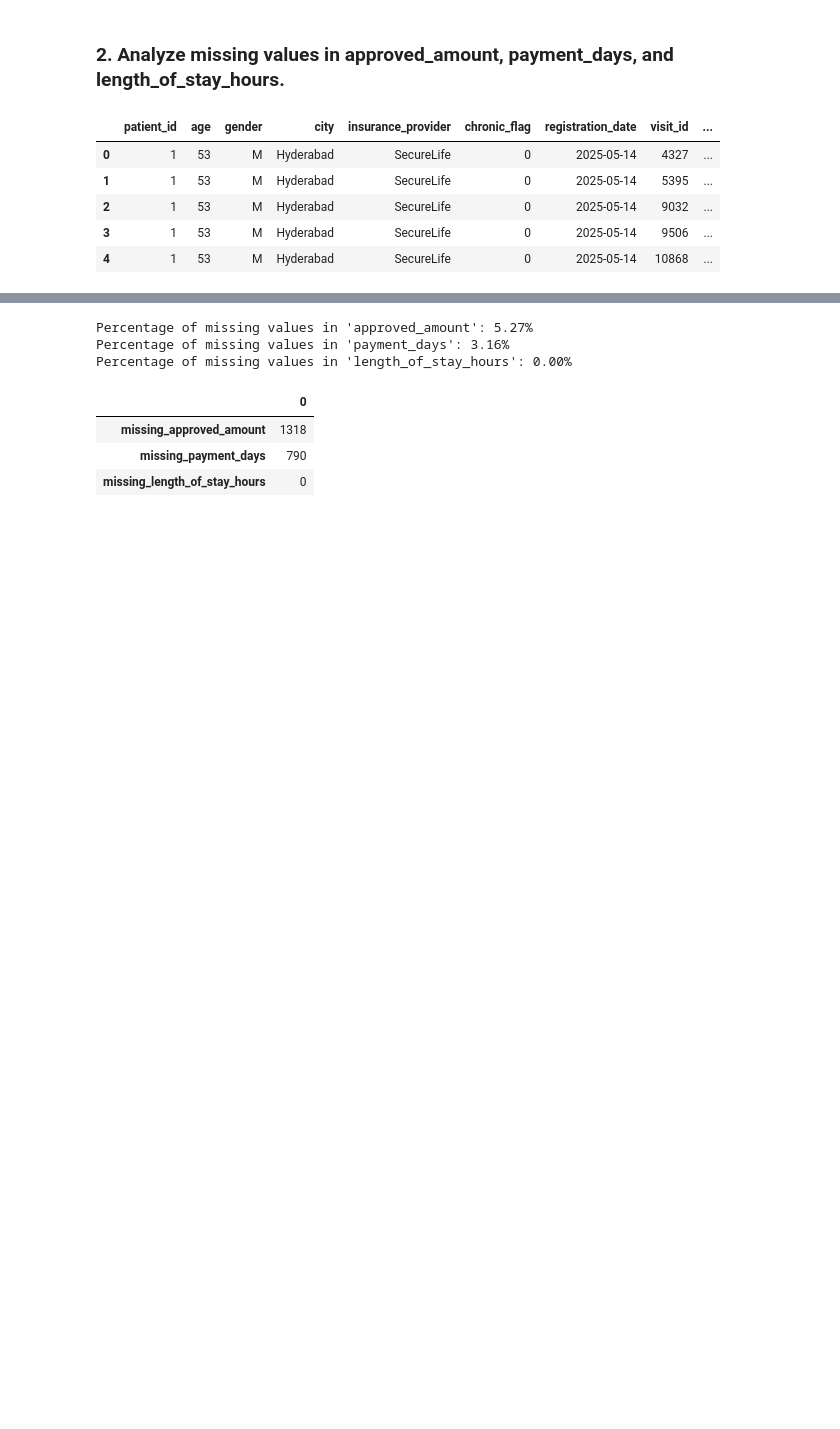
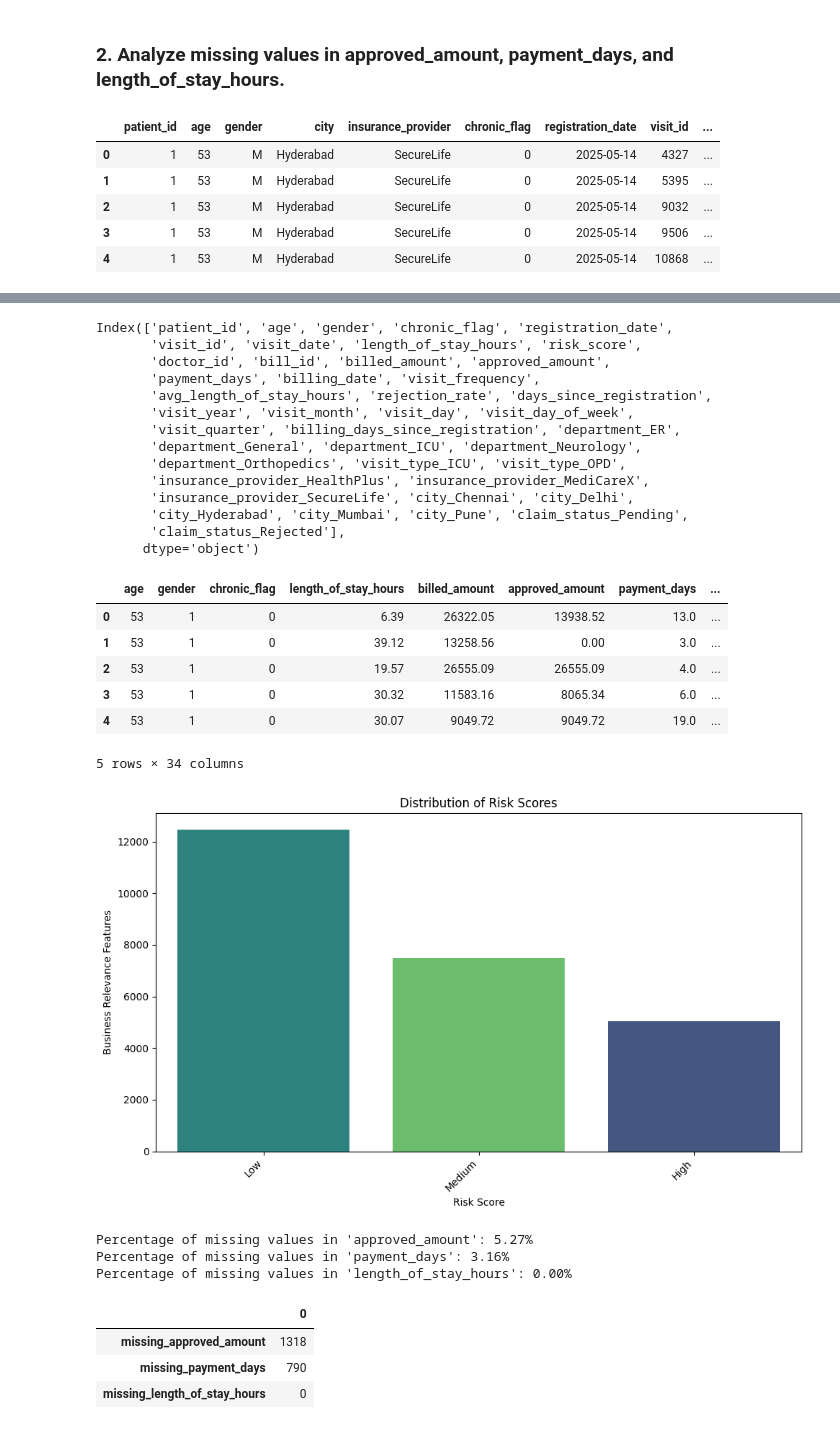
Before and after one commit to rahilkhan-acadmic/APAIML-GradedMiniProject, a Jupyter notebook: capstone/02_risk_model.ipynb, the cells around one changed output, grey strips where cells are left out. Drawn from its saved outputs; the diff is of its cells as text; code cells hidden in the pictures; blank space fills up the shorter version.

```diff
--- a/capstone/02_risk_model.ipynb
+++ b/capstone/02_risk_model.ipynb
@@ -73,0 +61,4 @@ Number of missing values in 'missing_length_of_stay_hours': 0
+# %%
+# Define the target variable as risk_score.
+df_risk_score = df_merged[['risk_score']]
+display(df_risk_score.head().reset_index())
@@ -74,3 +72,41 @@ Number of missing values in 'missing_length_of_stay_hours': 0
+# %%
+# Select and justify feature set based on business relevance.
+display(df_merged.columns)
+df_data = df_merged.drop(columns=['patient_id', 'visit_id', 'doctor_id', 'bill_id', 'registration_date', 'visit_date', 'billing_date','risk_score'])
+display(df_data.head())
+
+# distribution plot(countplot) of risk_score vs df_data
+plt.figure(figsize=(10, 6))
+sns.countplot(data=df_risk_score, x='risk_score', hue='risk_score', palette='viridis', legend=False, order=df_risk_score['risk_score'].value_counts().index)
+plt.title('Distribution of Risk Scores')
+plt.xlabel('Risk Score')
+plt.ylabel('Business Relevance Features')
+plt.xticks(rotation=45, ha='right')
+plt.tight_layout()
+plt.show()
+# %% [output]
+Index(['patient_id', 'age', 'gender', 'chronic_flag', 'registration_date',
+       'visit_id', 'visit_date', 'length_of_stay_hours', 'risk_score',
+       'doctor_id', 'bill_id', 'billed_amount', 'approved_amount',
+       'payment_days', 'billing_date', 'visit_frequency',
+       'avg_length_of_stay_hours', 'rejection_rate', 'days_since_registration',
+       'visit_year', 'visit_month', 'visit_day', 'visit_day_of_week',
+       'visit_quarter', 'billing_days_since_registration', 'department_ER',
+       'department_General', 'department_ICU', 'department_Neurology',
+       'department_Orthopedics', 'visit_type_ICU', 'visit_type_OPD',
+       'insurance_provider_HealthPlus', 'insurance_provider_MediCareX',
+       'insurance_provider_SecureLife', 'city_Chennai', 'city_Delhi',
+       'city_Hyderabad', 'city_Mumbai', 'city_Pune', 'claim_status_Pending',
+       'claim_status_Rejected'],
+      dtype='object')
+|  | age | gender | chronic_flag | length_of_stay_hours | billed_amount | approved_amount | payment_days | ... |
+| 0 | 53 | 1 | 0 | 6.39 | 26322.05 | 13938.52 | 13.0 | ... |
+| 1 | 53 | 1 | 0 | 39.12 | 13258.56 | 0.00 | 3.0 | ... |
+| 2 | 53 | 1 | 0 | 19.57 | 26555.09 | 26555.09 | 4.0 | ... |
+| 3 | 53 | 1 | 0 | 30.32 | 11583.16 | 8065.34 | 6.0 | ... |
+| 4 | 53 | 1 | 0 | 30.07 | 9049.72 | 9049.72 | 19.0 | ... |
+5 rows × 34 columns
+[figure, added]
 # %%
 missing_approved_amount_percentage = (missing_approved_amount / len(df_merged)) *100
 print(f"Percentage of missing values in 'approved_amount': {missing_approved_amount_percentage:.2f}%")
```
Also changed, not shown: parts of 3 cells of this notebook.
